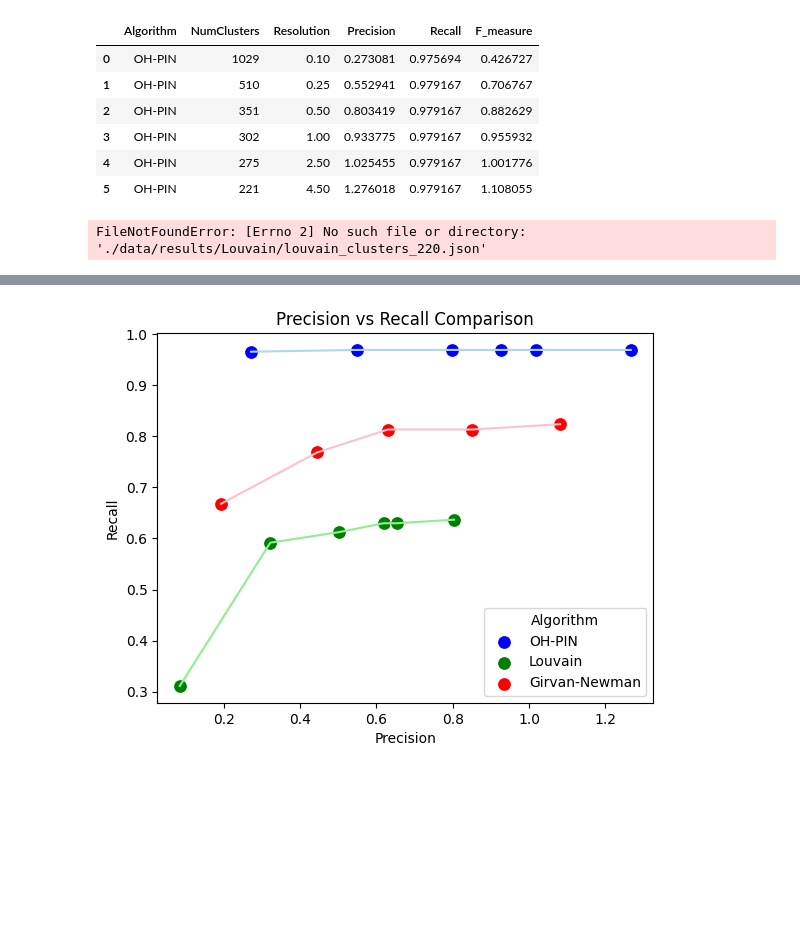
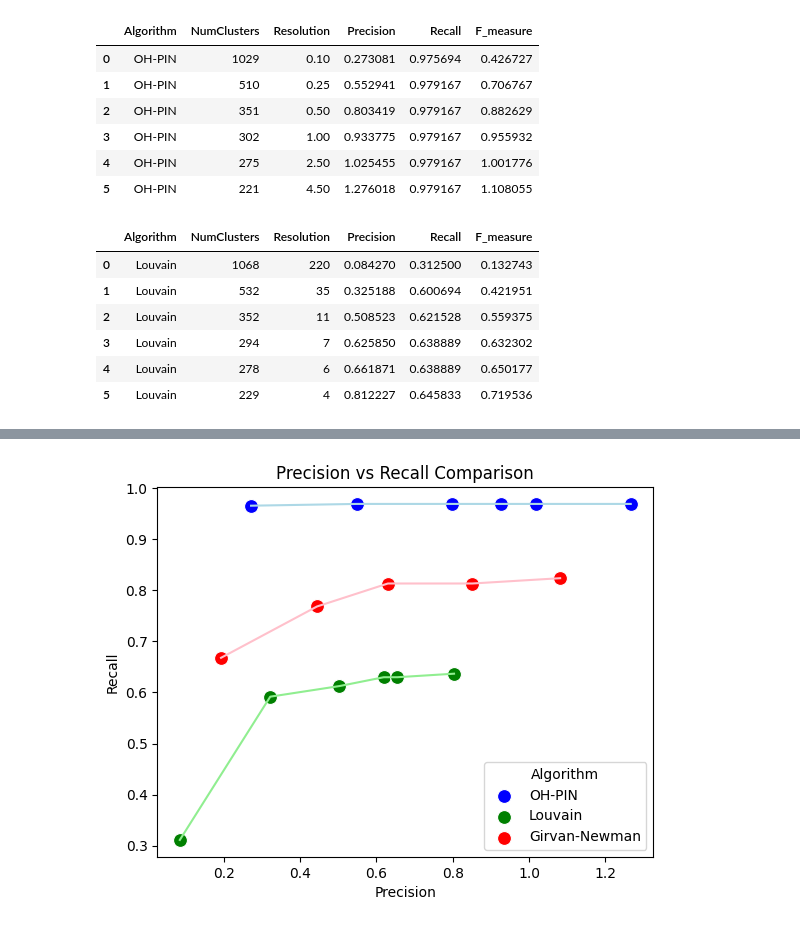
Before and after one commit to nicogreeco/University, a Jupyter notebook: Utrecht University/NetScie Experimental Study/Results_Notebook.ipynb, the cells around one changed output, grey strips where cells are left out. Saved outputs shown, nothing was run; the diff lists cells and outputs as text; code cells hidden in the pictures; blank space fills up the shorter version.

```diff
--- a/Utrecht University/NetScie Experimental Study/Results_Notebook.ipynb
+++ b/Utrecht University/NetScie Experimental Study/Results_Notebook.ipynb
@@ -227,28 +227,34 @@ display(df_metrics_OHPIN)
 # %%
 # Louvain - Final metrics
 resolutions = [4, 6, 7, 11, 35, 220]
 resolutions.reverse()
 df_metrics = pd.DataFrame()
 
 for resolution in resolutions:
-    path_clustering=f'./data/results/Louvain/louvain_clusters_{resolution}.json'
+    path_clustering=f'./data/results/Louvian/louvain_clusters_{resolution}.json'
 
     # Loading the cluster
     found_clusters = get_list_clusters(id_mapper, path_clustering)
 
     # Calulating the metrics
     metrics = evaluate_clusters(found_clusters, actual_complexes)
     metrics['Resolution'] = resolution
     metrics['NumClusters'] = len(found_clusters)
     metrics['Algorithm'] = 'Louvain'
 
     # Append to the df
     df_metrics = pd.concat([df_metrics, metrics], ignore_index=True)
 
 df_metrics_Louvain = df_metrics[['Algorithm', 'NumClusters', 'Resolution', 'Precision', 'Recall', 'F_measure']]
 df_metrics_Louvain
 # %% [output]
-FileNotFoundError: [Errno 2] No such file or directory: './data/results/Louvain/louvain_clusters_220.json'
+|  | Algorithm | NumClusters | Resolution | Precision | Recall | F_measure |
+| 0 | Louvain | 1068 | 220 | 0.084270 | 0.312500 | 0.132743 |
+| 1 | Louvain | 532 | 35 | 0.325188 | 0.600694 | 0.421951 |
+| 2 | Louvain | 352 | 11 | 0.508523 | 0.621528 | 0.559375 |
+| 3 | Louvain | 294 | 7 | 0.625850 | 0.638889 | 0.632302 |
+| 4 | Louvain | 278 | 6 | 0.661871 | 0.638889 | 0.650177 |
+| 5 | Louvain | 229 | 4 | 0.812227 | 0.645833 | 0.719536 |
 # %%
 # Girvan-Newman - Other metrics
 resolutions =  [1000, 500, 300, 275, 220]
```
Also changed, not shown: parts of 1 cell of this notebook.
